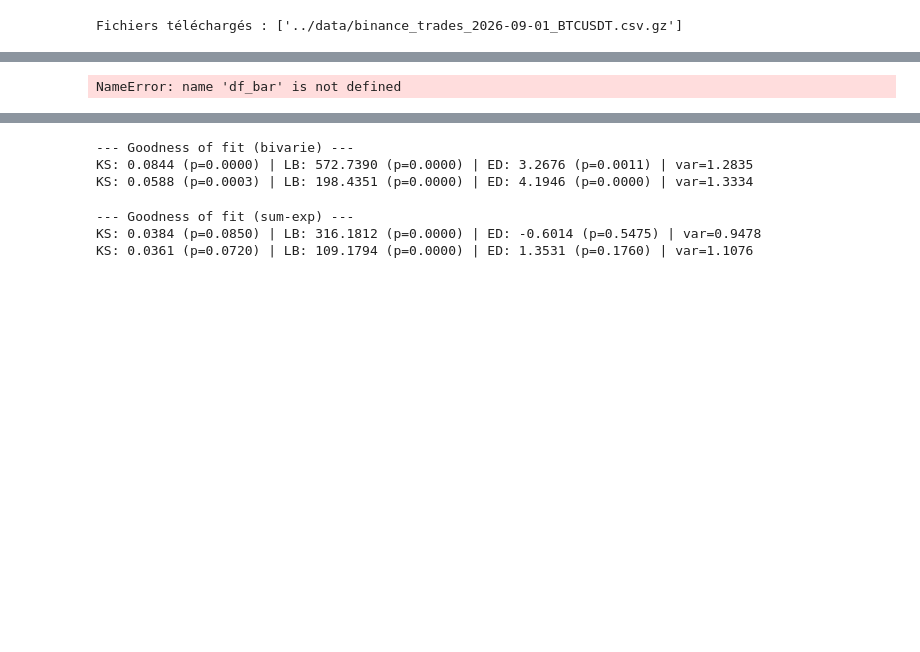
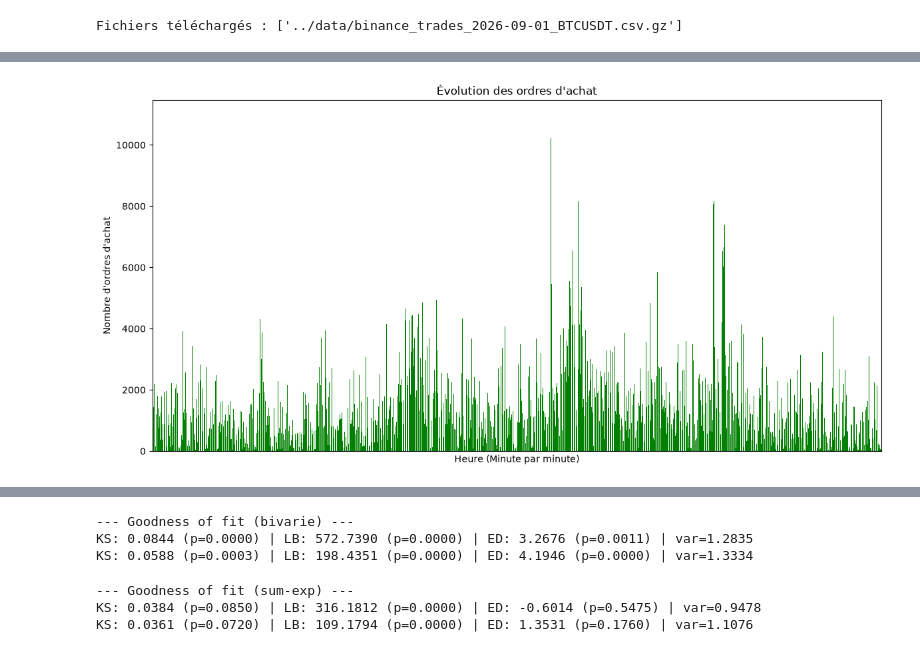
Before and after one commit to Maxime-Skryma/Spread_Crypto, a Jupyter notebook: notebooks/BTC_Hawkes.ipynb, the cells around one changed output, grey strips where cells are left out. Cells and saved outputs as stored; diff of their text form; code cells hidden in the pictures; blank space fills up the shorter version.

```diff
--- a/notebooks/BTC_Hawkes.ipynb
+++ b/notebooks/BTC_Hawkes.ipynb
@@ -117,14 +124,21 @@ plt.show()
+# %%
+df_bar['timestamp'] = pd.to_datetime(df_bar['timestamp'], unit='us')
+df_bar.set_index('timestamp', inplace=True)
+
+df_bar['buy'] = (df_bar['side'] == 'buy').astype(int)
+
+df_buy_binned = df_bar['buy'].resample('1min').sum()
 # %%
-df_bar['buy'] = (df_bar['side'] == 'buy').astype(int)
-df_bar['sell'] = (df_bar['side'] == 'sell').astype(int)
+df_buy_binned.plot(kind='bar', figsize=(12, 6), color='green', width=0.8)
 
-
-
-plt.hist(df_bar['buy'], bins='auto', density=True)
-plt.hist(df_bar['sell'], bins='auto', density=True)
+plt.xticks([])
+plt.xlabel("Heure (Minute par minute)")
+plt.ylabel("Nombre d'ordres d'achat")
+plt.title("Évolution des ordres d'achat")
+plt.tight_layout()
 plt.show()
 # %% [output]
-NameError: name 'df_bar' is not defined
+[figure, added]
 # %%
 # Make the DataFrame workable for Hawkes processes
 
```
Also changed, not shown: parts of 4 cells of this notebook.
